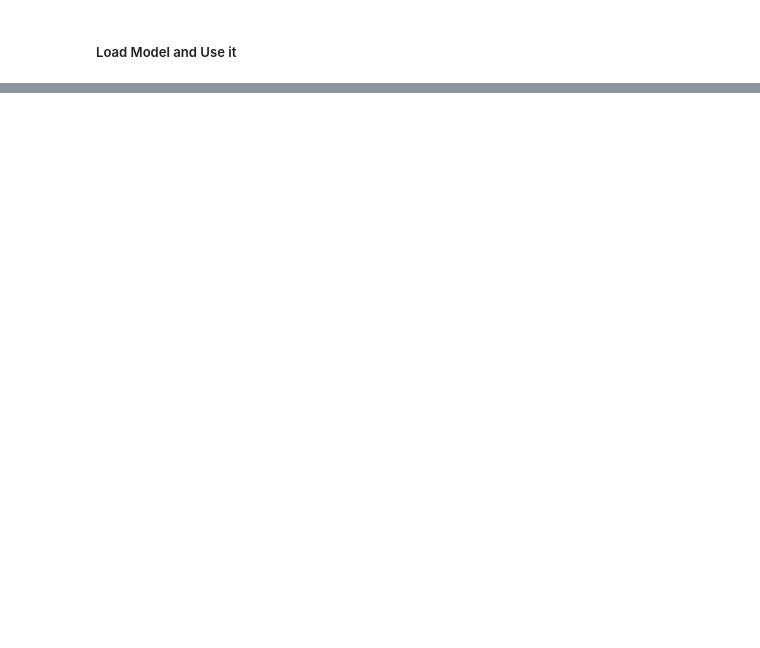
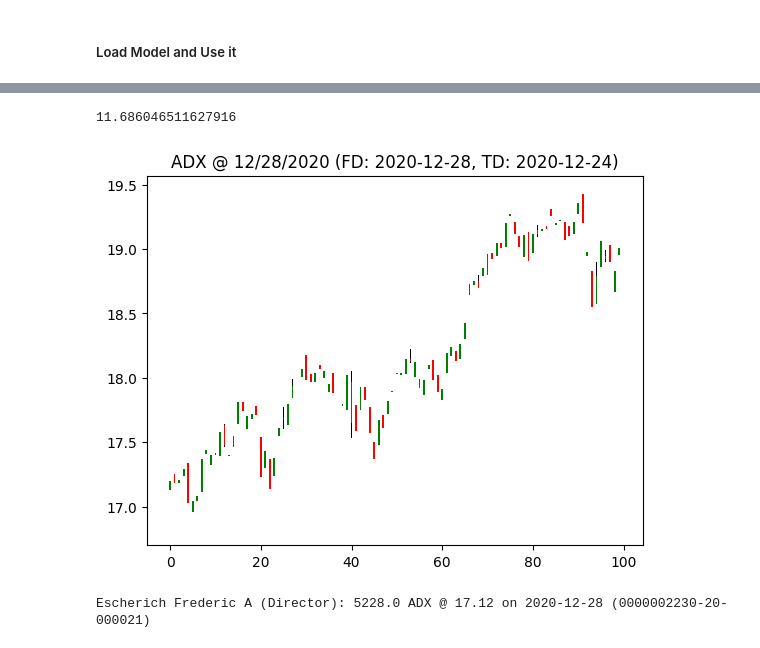
Before and after one commit to nicholasviscomi/Ad-Astra-Capital-Go, a Jupyter notebook: src/OpenInsider/analysis.ipynb, the cells around one changed output, grey strips where cells are left out. Cells and saved outputs as stored; diff of their text form; code cells hidden in the pictures; blank space fills up the shorter version.

```diff
--- a/src/OpenInsider/analysis.ipynb
+++ b/src/OpenInsider/analysis.ipynb
@@ -311,6 +311,8 @@ for i, form in enumerate(forms):
 trades = list(filter(lambda x: len(x.candles) > 0 and x.candles is not None, trades)) # filter such that...
 # %% [output]
 100.00%
+# %%
+trades = load_data("Trades")
 # %% [markdown]
 ### Ensure Successful Loading
 # %%
@@ -592,0 +629,7 @@ plt.show()
+# %%
+print(trades[i].returns(90))
+show_hist_trade(trades[i].form, 100, show_peaks=False)
+# %% [output]
+11.686046511627916
+[figure, added]
+Escherich Frederic A (Director): 5228.0 ADX @ 17.12 on 2020-12-28 (0000002230-20-000021)
```
Also changed, not shown: parts of 14 cells of this notebook, 14 other files.
